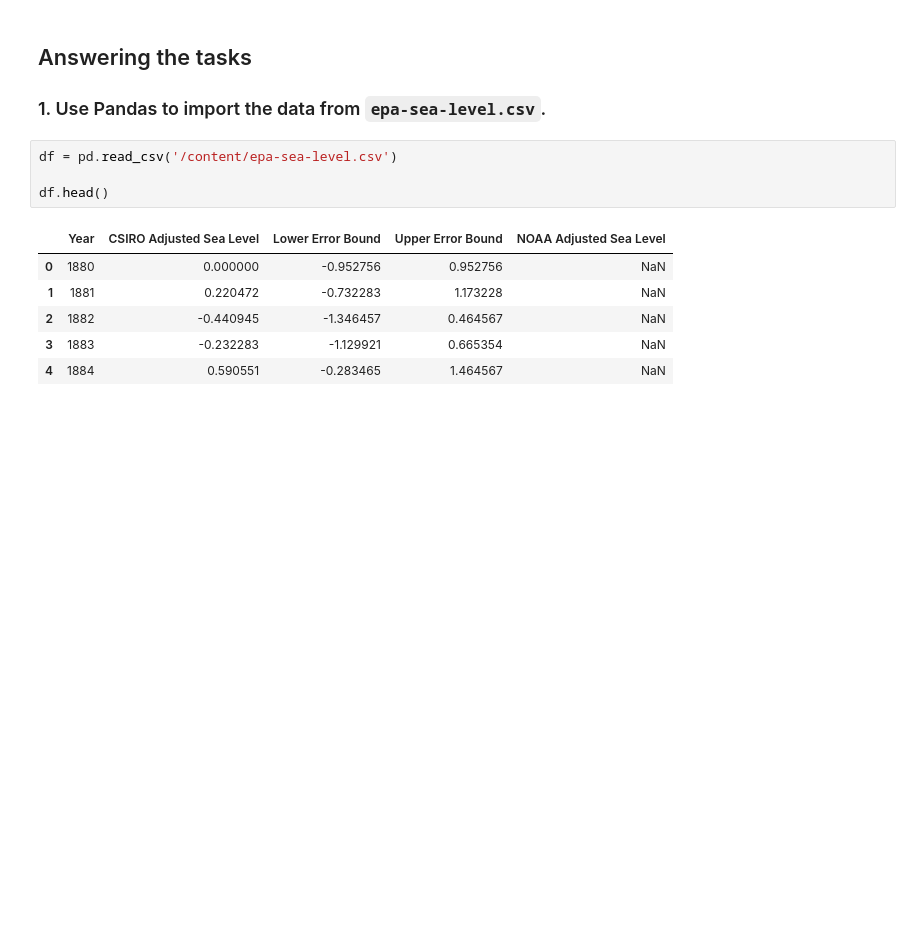
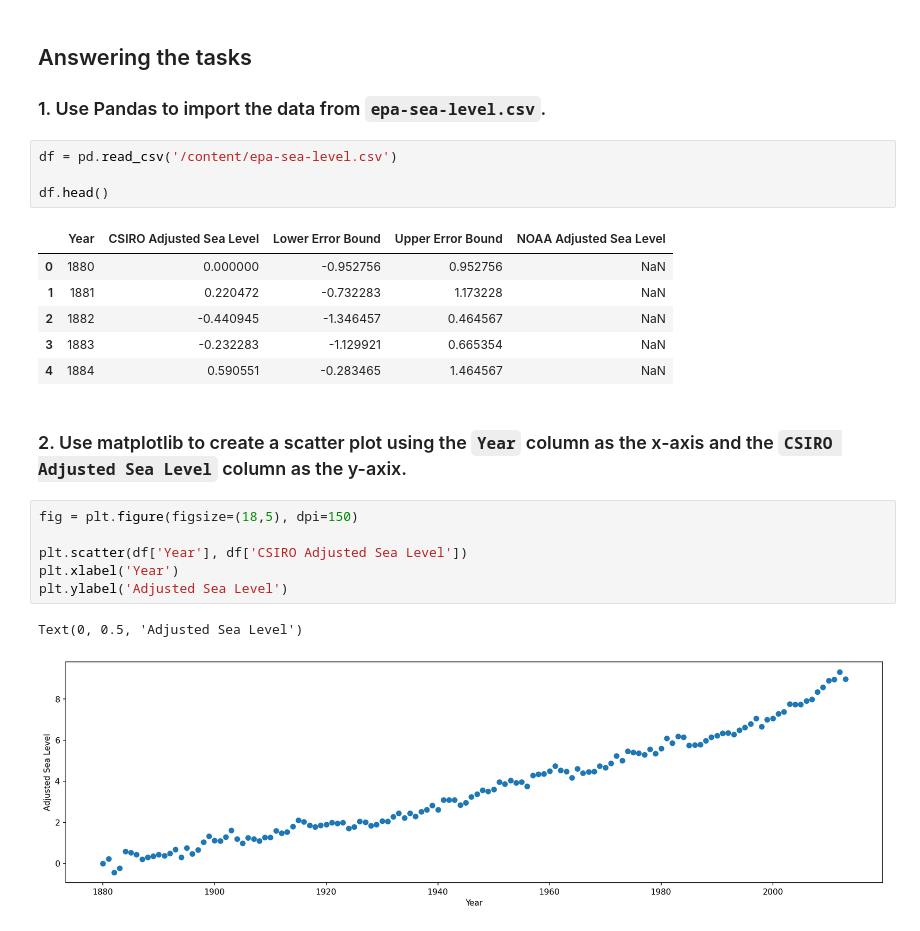
Before and after one commit to thaynanff/Data-Science-Projects, a Jupyter notebook: Data Science and Analytics/5. Sea Level Predictor/Sea Level Predictor.ipynb, the cells around one changed output. Drawn from its saved outputs; the diff is of its cells as text; blank space fills up the shorter version.

````diff
--- a/Data Science and Analytics/5. Sea Level Predictor/Sea Level Predictor.ipynb
+++ b/Data Science and Analytics/5. Sea Level Predictor/Sea Level Predictor.ipynb
@@ -31,3 +32,14 @@ df.head()
 | 2 | 1882 | -0.440945 | -1.346457 | 0.464567 | NaN |
 | 3 | 1883 | -0.232283 | -1.129921 | 0.665354 | NaN |
 | 4 | 1884 | 0.590551 | -0.283465 | 1.464567 | NaN |
+# %% [markdown]
+### 2. Use matplotlib to create a scatter plot using the ```Year``` column as the x-axis and the ```CSIRO Adjusted Sea Level``` column as the y-axix.
+# %%
+fig = plt.figure(figsize=(18,5), dpi=150)
+
+plt.scatter(df['Year'], df['CSIRO Adjusted Sea Level'])
+plt.xlabel('Year')
+plt.ylabel('Adjusted Sea Level')
+# %% [output]
+Text(0, 0.5, 'Adjusted Sea Level')
+[figure, added]
````
Also changed, not shown: parts of 8 cells of this notebook.
